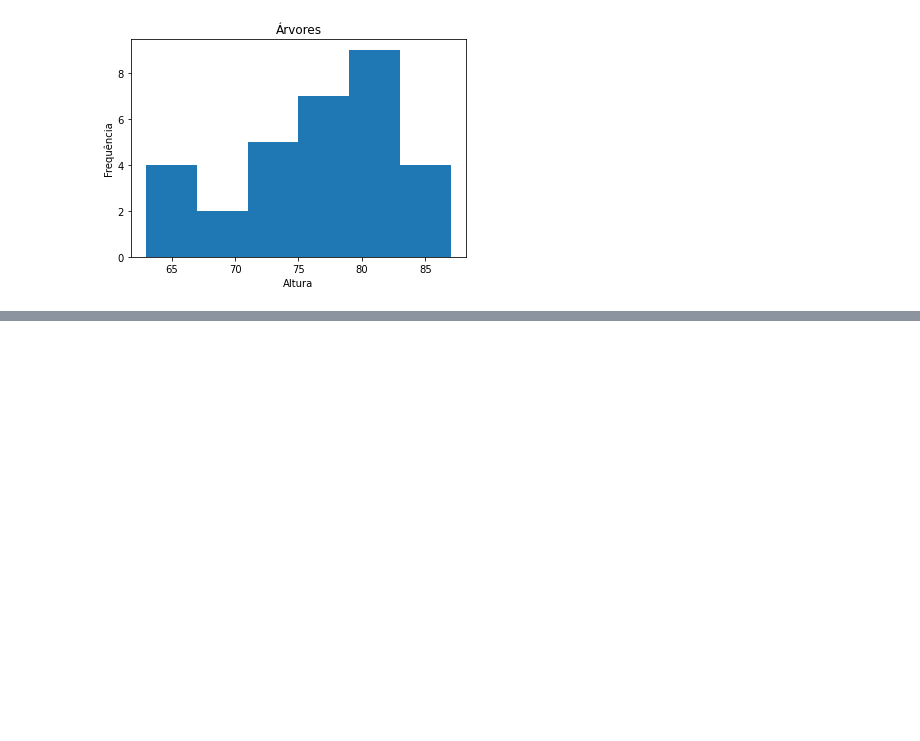
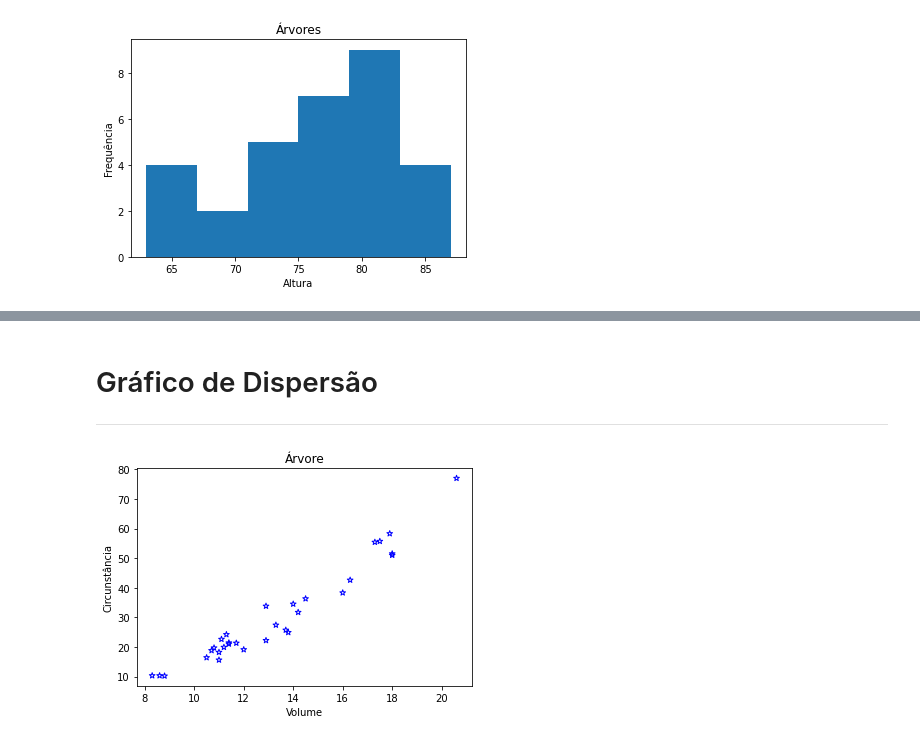
Before and after one commit to emariot/Tratamento_Dados_R_Python, a Jupyter notebook: Python/Gráficos.ipynb, the cells around one changed output, grey strips where cells are left out. Saved outputs shown, nothing was run; the diff lists cells and outputs as text; code cells hidden in the pictures; blank space fills up the shorter version.

```diff
--- a/Python/Gráficos.ipynb
+++ b/Python/Gráficos.ipynb
@@ -36,0 +73,10 @@ plt.xlabel('Altura');
+# %% [markdown]
+# Gráfico de Dispersão
+---
+# %%
+plt.scatter(data.Girth, data.Volume, color='blue', facecolors='none', marker='*')
+plt.title('Árvore')
+plt.xlabel('Volume')
+plt.ylabel('Circunstância');
+# %% [output]
+[figure, added]
```
Also changed, not shown: parts of 13 cells of this notebook.
